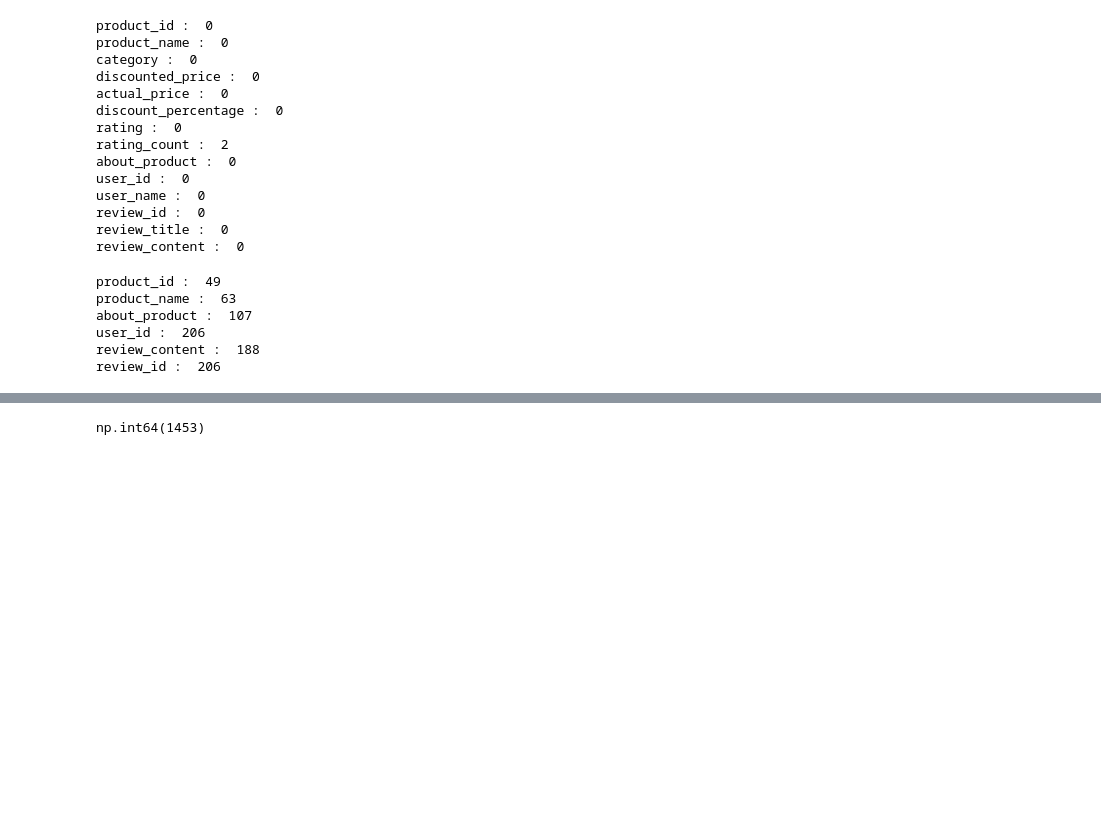
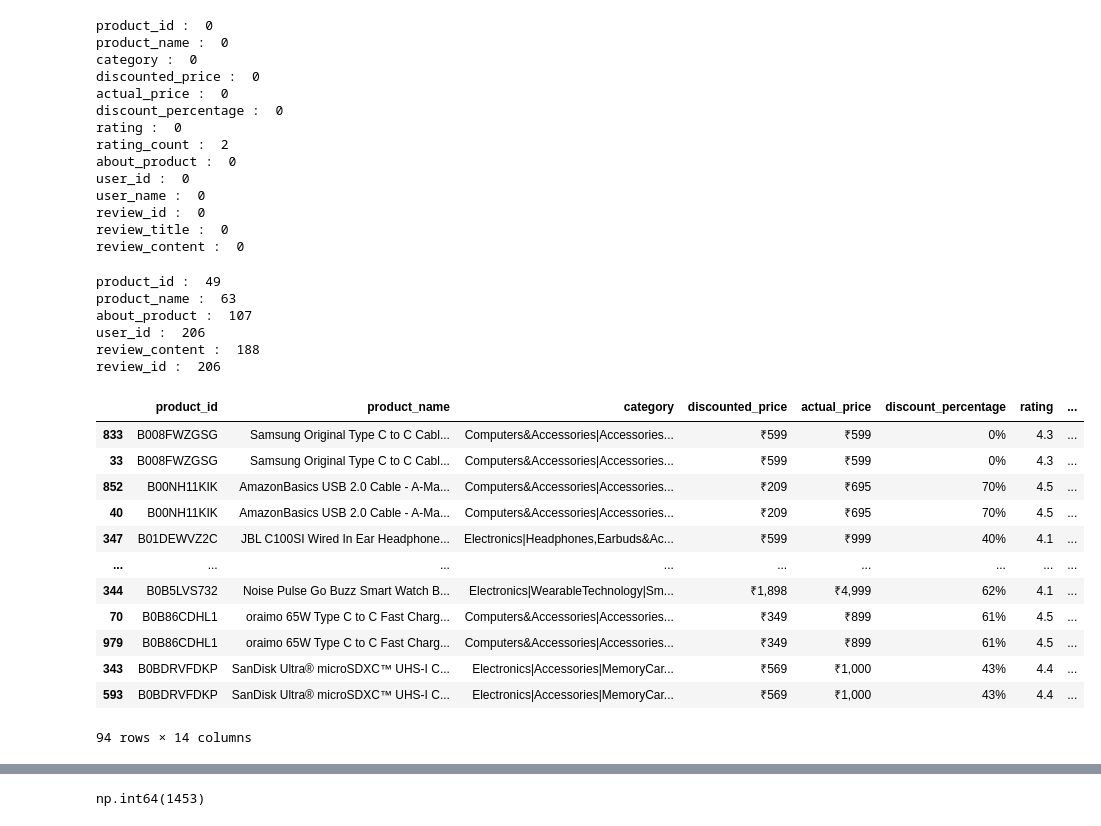
Before and after one commit to AS-Warvel/machine-learning-project, a Jupyter notebook: amazon_data.ipynb, the cells around one changed output, grey strips where cells are left out. Drawn from its saved outputs; the diff is of its cells as text; code cells hidden in the pictures; blank space fills up the shorter version.

```diff
--- a/amazon_data.ipynb
+++ b/amazon_data.ipynb
@@ -91,3 +91,22 @@ about_product :  107
 user_id :  206
 review_content :  188
 review_id :  206
+# %%
+df2 = df[df["product_id"].duplicated(keep=False)]
+
+s = df2.sort_values(by="product_id")
+s
+# %% [output]
+|  | product_id | product_name | category | discounted_price | actual_price | discount_percentage | rating | ... |
+| 833 | B008FWZGSG | Samsung Original Type C to C Cabl... | Computers&Accessories|Accessories... | ₹599 | ₹599 | 0% | 4.3 | ... |
+| 33 | B008FWZGSG | Samsung Original Type C to C Cabl... | Computers&Accessories|Accessories... | ₹599 | ₹599 | 0% | 4.3 | ... |
+| 852 | B00NH11KIK | AmazonBasics USB 2.0 Cable - A-Ma... | Computers&Accessories|Accessories... | ₹209 | ₹695 | 70% | 4.5 | ... |
+| 40 | B00NH11KIK | AmazonBasics USB 2.0 Cable - A-Ma... | Computers&Accessories|Accessories... | ₹209 | ₹695 | 70% | 4.5 | ... |
+| 347 | B01DEWVZ2C | JBL C100SI Wired In Ear Headphone... | Electronics|Headphones,Earbuds&Ac... | ₹599 | ₹999 | 40% | 4.1 | ... |
+| ... | ... | ... | ... | ... | ... | ... | ... | ... |
+| 344 | B0B5LVS732 | Noise Pulse Go Buzz Smart Watch B... | Electronics|WearableTechnology|Sm... | ₹1,898 | ₹4,999 | 62% | 4.1 | ... |
+| 70 | B0B86CDHL1 | oraimo 65W Type C to C Fast Charg... | Computers&Accessories|Accessories... | ₹349 | ₹899 | 61% | 4.5 | ... |
+| 979 | B0B86CDHL1 | oraimo 65W Type C to C Fast Charg... | Computers&Accessories|Accessories... | ₹349 | ₹899 | 61% | 4.5 | ... |
+| 343 | B0BDRVFDKP | SanDisk Ultra® microSDXC™ UHS-I C... | Electronics|Accessories|MemoryCar... | ₹569 | ₹1,000 | 43% | 4.4 | ... |
+| 593 | B0BDRVFDKP | SanDisk Ultra® microSDXC™ UHS-I C... | Electronics|Accessories|MemoryCar... | ₹569 | ₹1,000 | 43% | 4.4 | ... |
+94 rows × 14 columns
```
Also changed, not shown: parts of 9 cells of this notebook.
